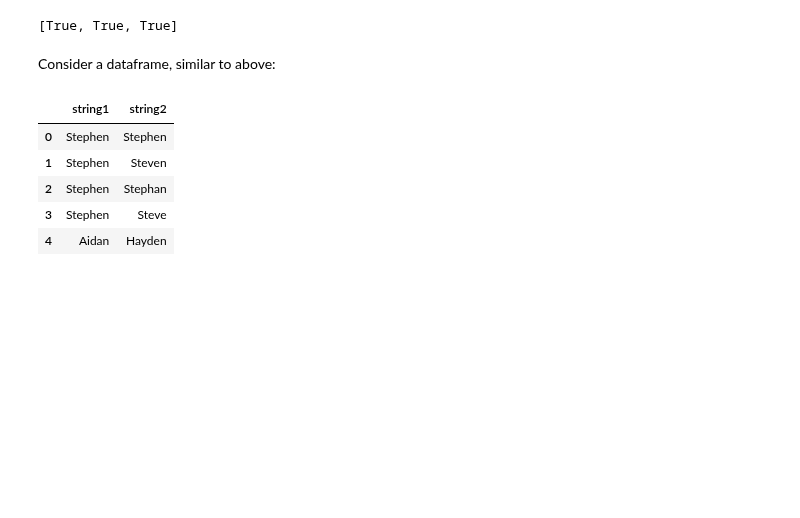
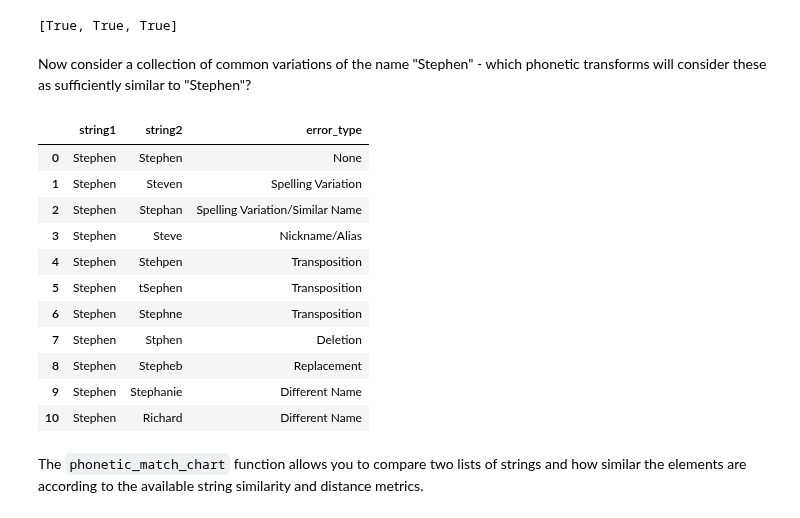
Before and after one commit to moj-analytical-services/splink, a Jupyter notebook: docs/topic_guides/choosing_comparators.ipynb, the cells around one changed output. Drawn from its saved outputs; the diff is of its cells as text; code cells hidden in the pictures; blank space fills up the shorter version.

```diff
--- a/docs/topic_guides/choosing_comparators.ipynb
+++ b/docs/topic_guides/choosing_comparators.ipynb
@@ -123,17 +151,27 @@ Or, for comparing two strings for phonetic similarity:
 ch.phonetic_match("Stephen", "Steven")
 # %% [output]
 [True, True, True]
-# %% [markdown]
-Consider a dataframe, similar to above:
-# %%
-df = pd.DataFrame({'string1': ['Stephen', 'Stephen', 'Stephen', 'Stephen', 'Aidan', 'Lily', 'Caleb', 'Emma', 'Jason', 'Maya', 'Ryan', 'Ava', 'Leila', 'Oliver'],
-                'string2': ['Stephen', 'Steven', 'Stephan', 'Steve', 'Hayden', 'Billy', 'Kaleb', 'Gemma', 'Mason', 'Kaya', 'Brian', 'Ada', 'Lila', 'Alexander']})
-
-df.head()
-# %% [output]
-|  | string1 | string2 |
-| 0 | Stephen | Stephen |
-| 1 | Stephen | Steven |
-| 2 | Stephen | Stephan |
-| 3 | Stephen | Steve |
-| 4 | Aidan | Hayden |
+# %% [markdown]
+Now consider a collection of common variations of the name "Stephen" - which phonetic transforms will consider these as sufficiently similar to "Stephen"?
+# %%
+data = {'string1': ['Stephen', 'Stephen', 'Stephen', 'Stephen', 'Stephen', 'Stephen', 'Stephen', 'Stephen', 'Stephen', 'Stephen', 'Stephen'],
+        'string2': ['Stephen', 'Steven', 'Stephan', 'Steve',  'Stehpen', 'tSephen', 'Stephne', 'Stphen', 'Stepheb', 'Stephanie', 'Richard'],
+        'error_type': ['None', 'Spelling Variation', 'Spelling Variation/Similar Name', 'Nickname/Alias', 'Transposition', 'Transposition', 'Transposition', 'Deletion', 'Replacement', 'Different Name', 'Different Name']}
+
+df = pd.DataFrame(data)
+df
+# %% [output]
+|  | string1 | string2 | error_type |
+| 0 | Stephen | Stephen | None |
+| 1 | Stephen | Steven | Spelling Variation |
+| 2 | Stephen | Stephan | Spelling Variation/Similar Name |
+| 3 | Stephen | Steve | Nickname/Alias |
+| 4 | Stephen | Stehpen | Transposition |
+| 5 | Stephen | tSephen | Transposition |
+| 6 | Stephen | Stephne | Transposition |
+| 7 | Stephen | Stphen | Deletion |
+| 8 | Stephen | Stepheb | Replacement |
+| 9 | Stephen | Stephanie | Different Name |
+| 10 | Stephen | Richard | Different Name |
+# %% [markdown]
+The `phonetic_match_chart` function allows you to compare two lists of strings and how similar the elements are according to the available string similarity and distance metrics.
```
Also changed, not shown: parts of 30 cells of this notebook, 3 other files.
